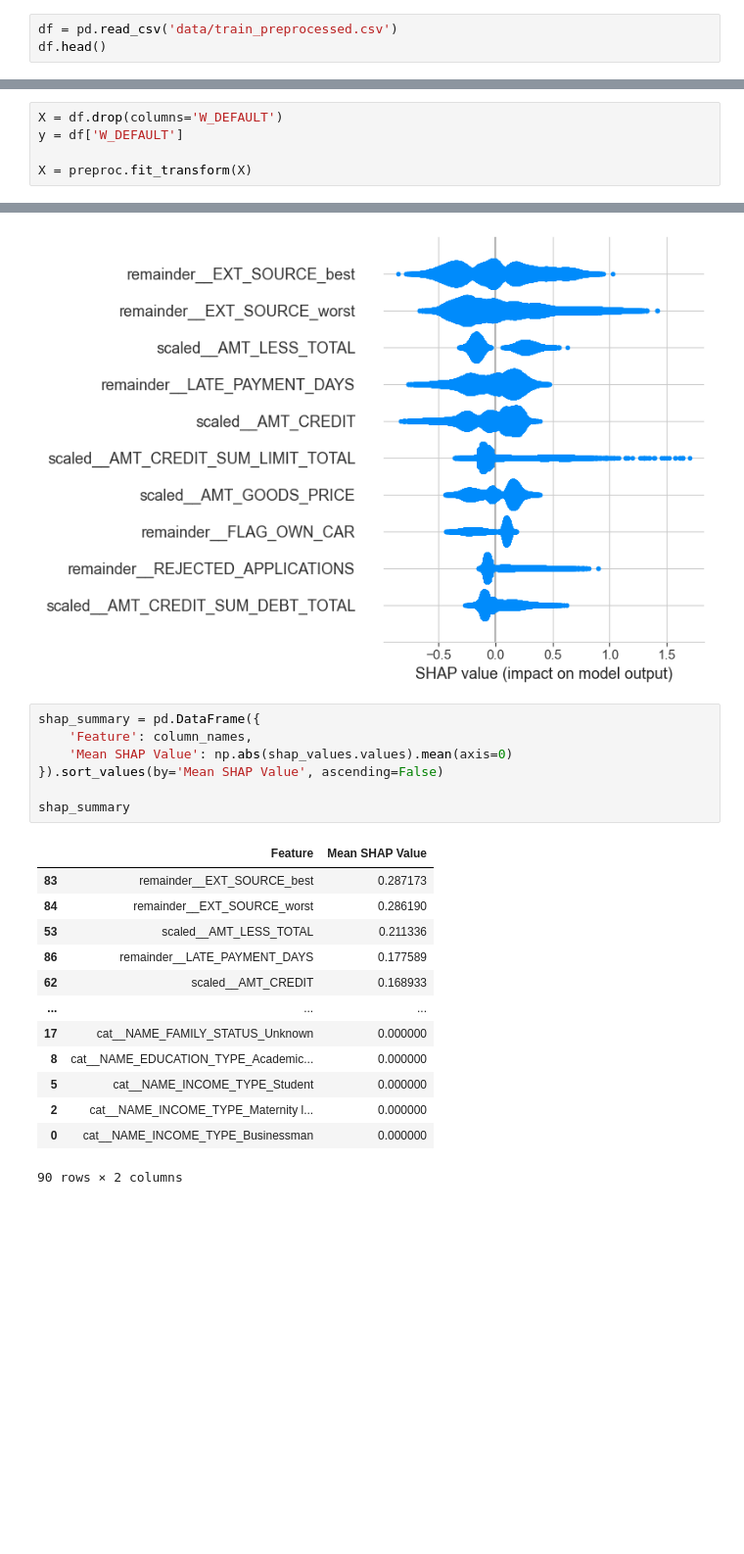
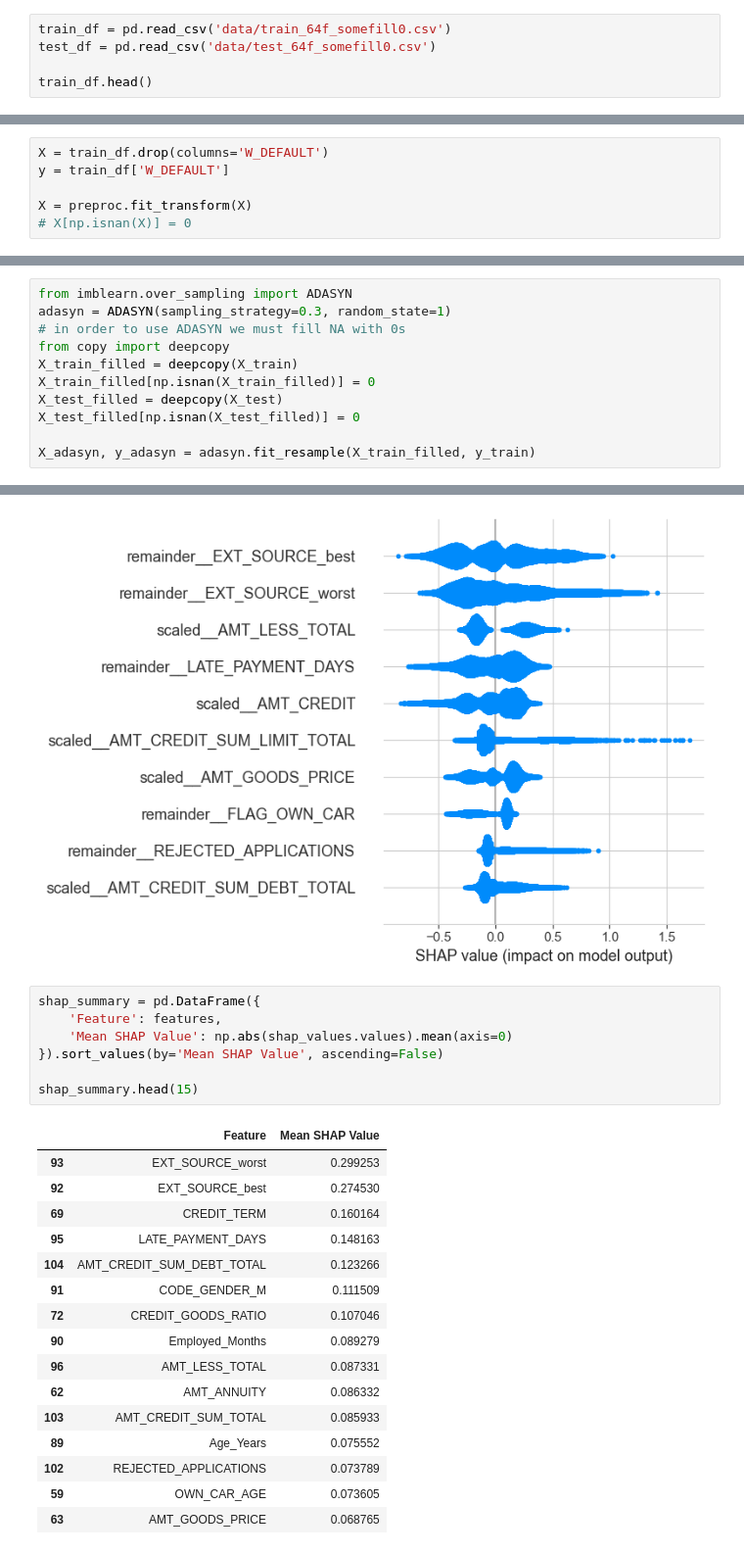
Before and after one commit to dev-dords/ML2_Project, a Jupyter notebook: tuning.ipynb, the cells around one changed output, grey strips where cells are left out. Shown at 98% size. Saved outputs shown, nothing was run; the diff lists cells and outputs as text; blank space fills up the shorter version.

```diff
--- a/tuning.ipynb
+++ b/tuning.ipynb
@@ -6,8 +6,10 @@ import matplotlib.pyplot as plt
 import seaborn as sns
 import time
 # %%
-df = pd.read_csv('data/train_preprocessed.csv')
-df.head()
+train_df = pd.read_csv('data/train_64f_somefill0.csv')
+test_df = pd.read_csv('data/test_64f_somefill0.csv')
+
+train_df.head()
 # %% [output]
 |  | SK_ID_CURR | W_DEFAULT | FLAG_OWN_CAR | FLAG_OWN_REALTY | CNT_CHILDREN | AMT_INCOME_TOTAL | ... |
 | 0 | 100002 | 1.0 | 0 | 1 | 0 | 202500.0 | ... |
@@ -44,7 +46,8 @@ preproc = ColumnTransformer([
     # ('scaled', MinMaxScaler(), cols_to_scale),
 ], remainder='passthrough')
 # %%
-X = df.drop(columns='W_DEFAULT')
-y = df['W_DEFAULT']
+X = train_df.drop(columns='W_DEFAULT')
+y = train_df['W_DEFAULT']
 
 X = preproc.fit_transform(X)
+# X[np.isnan(X)] = 0
@@ -289,6 +364,17 @@ plt.gca().set_title('Tuned XGBoost with Class Weights');
 # %%
 y_submit_tuned_weighted = best_model_weighted.predict_proba(X_submit)
 pd.Series(y_submit_tuned_weighted[:,1], index=test_df.SK_ID_CURR, name='TARGET').to_csv('submits/tuned_xgb_weighted_64.csv')
+# %%
+from imblearn.over_sampling import ADASYN
+adasyn = ADASYN(sampling_strategy=0.3, random_state=1)
+# in order to use ADASYN we must fill NA with 0s
+from copy import deepcopy
+X_train_filled = deepcopy(X_train)
+X_train_filled[np.isnan(X_train_filled)] = 0
+X_test_filled = deepcopy(X_test)
+X_test_filled[np.isnan(X_test_filled)] = 0
+
+X_adasyn, y_adasyn = adasyn.fit_resample(X_train_filled, y_train)
 # %%
 from xgboost import XGBClassifier
 from skopt import BayesSearchCV
@@ -408,22 +489,25 @@ shap.summary_plot(shap_values, column_names, max_display=10)
 [figure]
 # %%
 shap_summary = pd.DataFrame({
-    'Feature': column_names,
+    'Feature': features,
     'Mean SHAP Value': np.abs(shap_values.values).mean(axis=0)
 }).sort_values(by='Mean SHAP Value', ascending=False)
 
-shap_summary
+shap_summary.head(15)
 # %% [output]
 |  | Feature | Mean SHAP Value |
-| 83 | remainder__EXT_SOURCE_best | 0.287173 |
-| 84 | remainder__EXT_SOURCE_worst | 0.286190 |
-| 53 | scaled__AMT_LESS_TOTAL | 0.211336 |
-| 86 | remainder__LATE_PAYMENT_DAYS | 0.177589 |
-| 62 | scaled__AMT_CREDIT | 0.168933 |
-| ... | ... | ... |
-| 17 | cat__NAME_FAMILY_STATUS_Unknown | 0.000000 |
-| 8 | cat__NAME_EDUCATION_TYPE_Academic... | 0.000000 |
-| 5 | cat__NAME_INCOME_TYPE_Student | 0.000000 |
-| 2 | cat__NAME_INCOME_TYPE_Maternity l... | 0.000000 |
-| 0 | cat__NAME_INCOME_TYPE_Businessman | 0.000000 |
+| 93 | EXT_SOURCE_worst | 0.299253 |
+| 92 | EXT_SOURCE_best | 0.274530 |
+| 69 | CREDIT_TERM | 0.160164 |
+| 95 | LATE_PAYMENT_DAYS | 0.148163 |
+| 104 | AMT_CREDIT_SUM_DEBT_TOTAL | 0.123266 |
+| 91 | CODE_GENDER_M | 0.111509 |
+| 72 | CREDIT_GOODS_RATIO | 0.107046 |
+| 90 | Employed_Months | 0.089279 |
+| 96 | AMT_LESS_TOTAL | 0.087331 |
+| 62 | AMT_ANNUITY | 0.086332 |
+| 103 | AMT_CREDIT_SUM_TOTAL | 0.085933 |
+| 89 | Age_Years | 0.075552 |
+| 102 | REJECTED_APPLICATIONS | 0.073789 |
+| 59 | OWN_CAR_AGE | 0.073605 |
+| 63 | AMT_GOODS_PRICE | 0.068765 |
-90 rows × 2 columns
```
Also changed, not shown: parts of 24 cells of this notebook.
